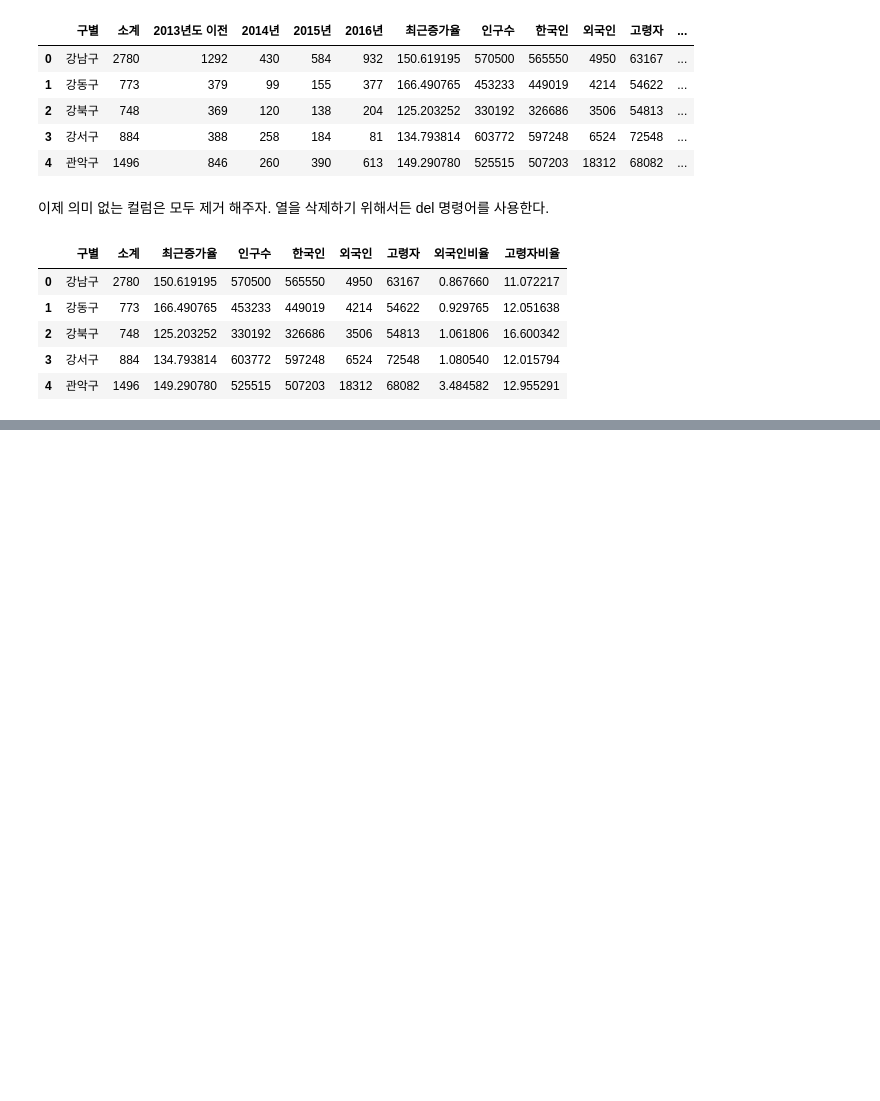
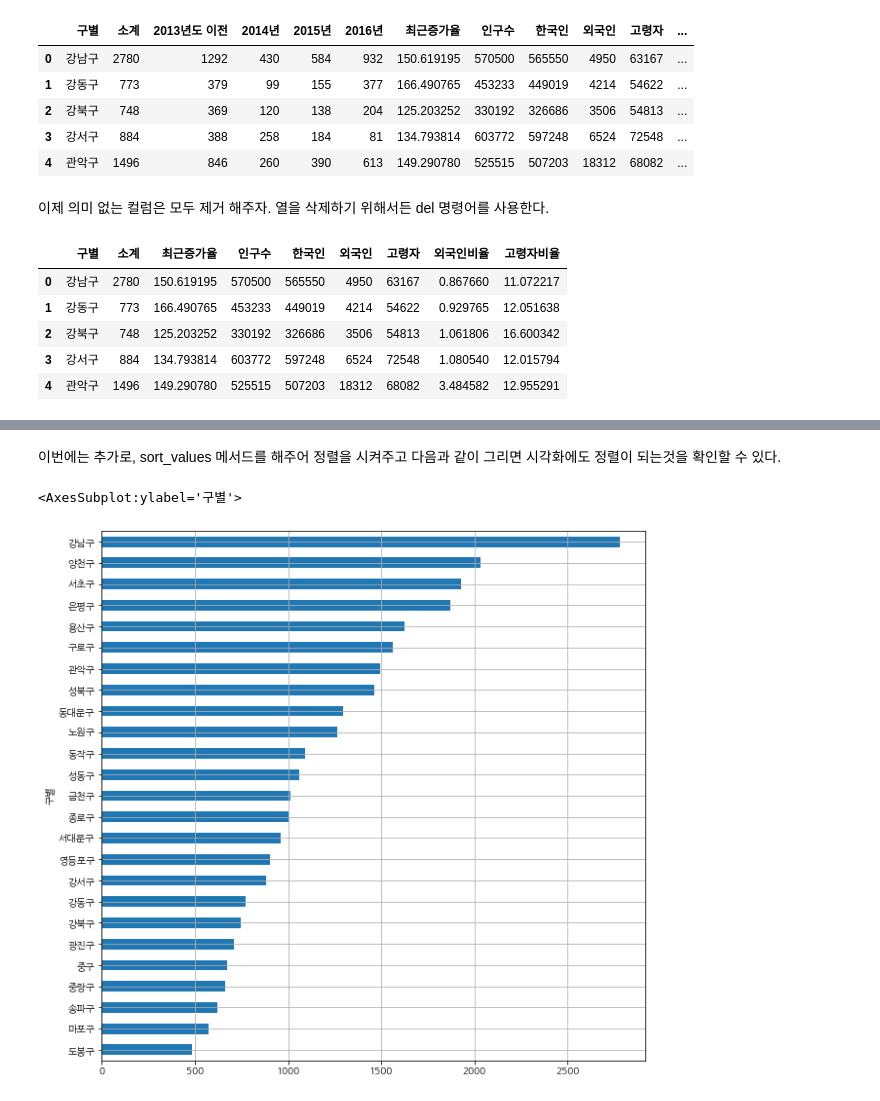
Before and after one commit to Unfinishedgod/preprocessing_data_python, a Jupyter notebook: Seoul_pop_CCTV.ipynb, the cells around one changed output, grey strips where cells are left out. Drawn from its saved outputs; the diff is of its cells as text; code cells hidden in the pictures; blank space fills up the shorter version.

```diff
--- a/Seoul_pop_CCTV.ipynb
+++ b/Seoul_pop_CCTV.ipynb
@@ -290,0 +378,7 @@ data_result.head()
+# %% [markdown]
+이번에는 추가로, sort_values 메서드를 해주어 정렬을 시켜주고 다음과 같이 그리면 시각화에도 정렬이 되는것을 확인할 수 있다.
+# %%
+data_result['소계'].sort_values().plot(kind='barh', grid = True, figsize=(10,10))
+# %% [output]
+<AxesSubplot:ylabel='구별'>
+[figure, added]
```
Also changed, not shown: parts of 19 cells of this notebook.
